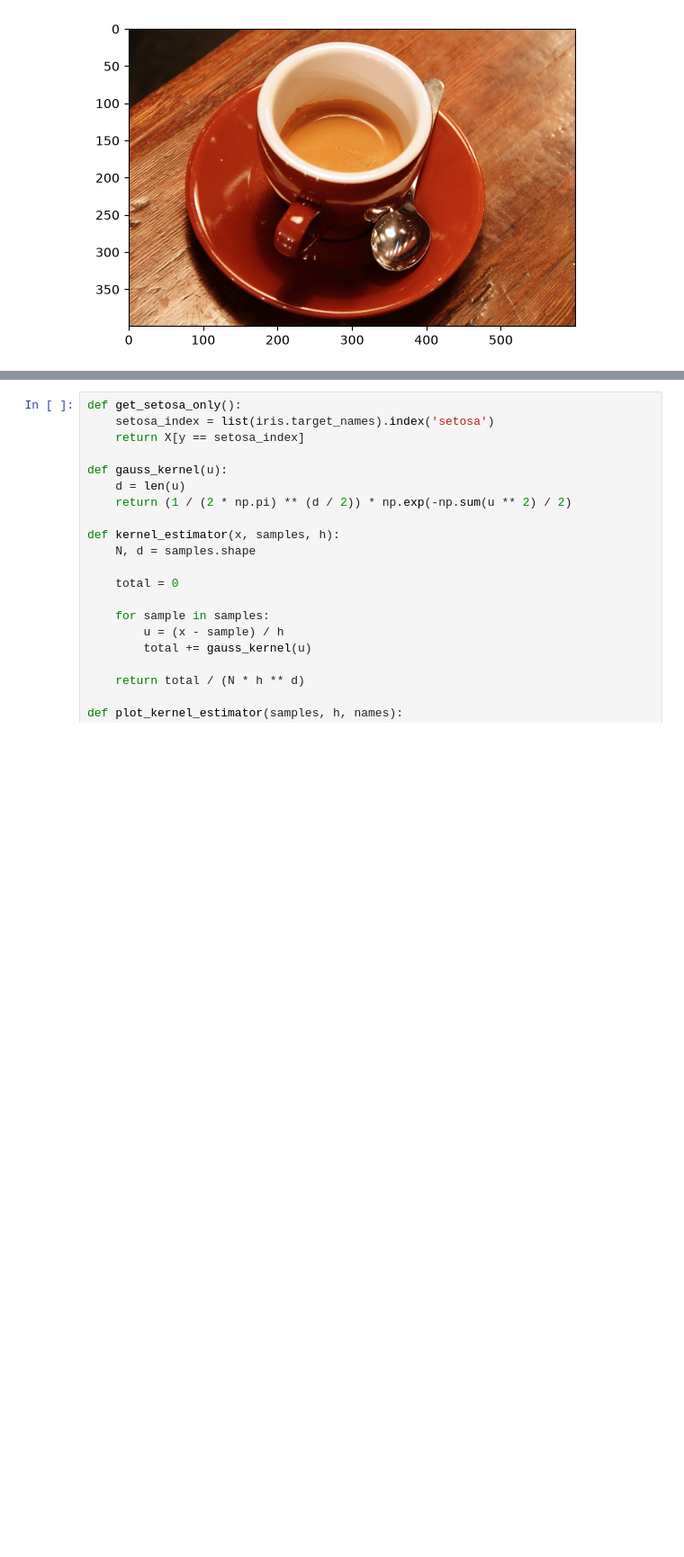
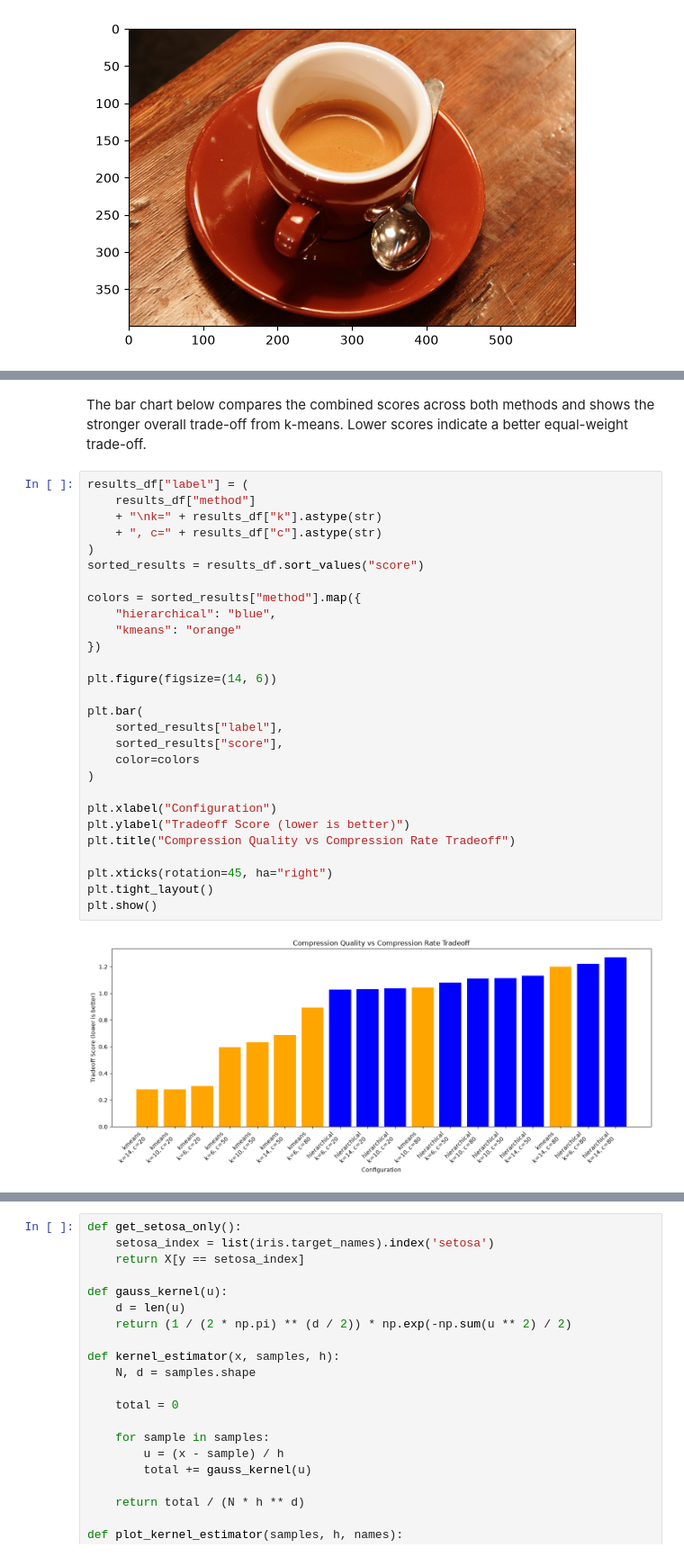
Before and after one commit to HunterFlechsig/ML_coffee_and_iris, a Jupyter notebook: scr/main.ipynb, the cells around one changed output, grey strips where cells are left out. Shown at 90% size. Cells and saved outputs as stored; diff of their text form; blank space fills up the shorter version.

```diff
--- a/scr/main.ipynb
+++ b/scr/main.ipynb
@@ -214,0 +353,32 @@ FileNotFoundError: [Errno 2] No such file or directory: '../results/heirarchical
+# %% [markdown]
+The bar chart below compares the combined scores across both methods and shows the stronger overall trade-off from k-means. Lower scores indicate a better equal-weight trade-off.
+# %%
+results_df["label"] = (
+    results_df["method"]
+    + "\nk=" + results_df["k"].astype(str)
+    + ", c=" + results_df["c"].astype(str)
+)
+sorted_results = results_df.sort_values("score")
+
+colors = sorted_results["method"].map({
+    "hierarchical": "blue",
+    "kmeans": "orange"
+})
+
+plt.figure(figsize=(14, 6))
+
+plt.bar(
+    sorted_results["label"],
+    sorted_results["score"],
+    color=colors
+)
+
+plt.xlabel("Configuration")
+plt.ylabel("Tradeoff Score (lower is better)")
+plt.title("Compression Quality vs Compression Rate Tradeoff")
+
+plt.xticks(rotation=45, ha="right")
+plt.tight_layout()
+plt.show()
+# %% [output]
+[figure, added]
```
Also changed, not shown: parts of 37 cells of this notebook, 52 other files.
